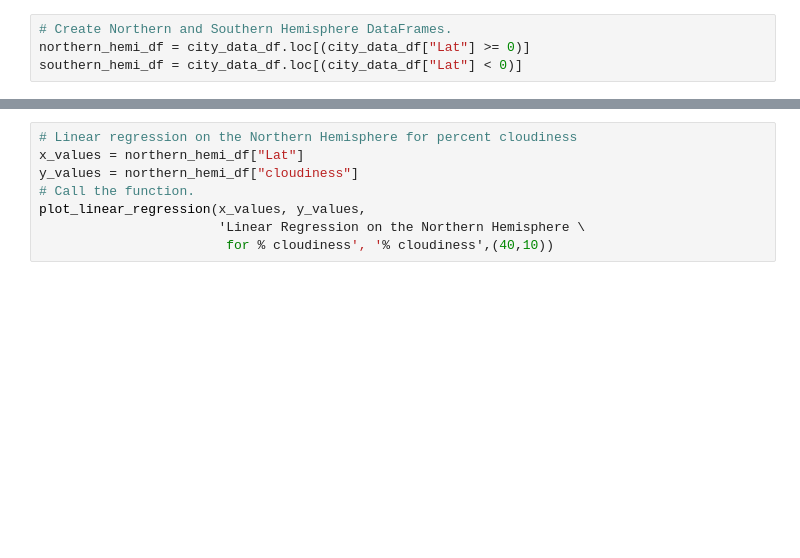
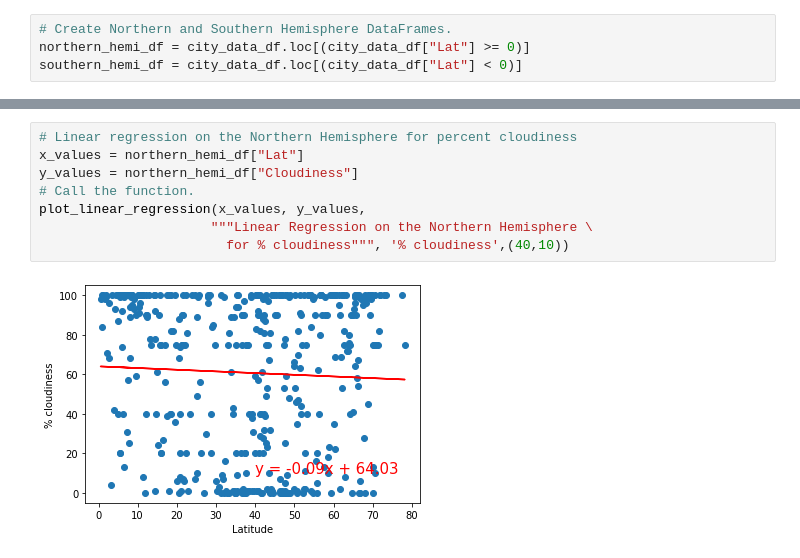
Before and after one commit to jacquie0583/World_Weather_Analysis, a Jupyter notebook: WeatherPy.ipynb, the cells around one changed output, grey strips where cells are left out. Drawn from its saved outputs; the diff is of its cells as text; blank space fills up the shorter version.

```diff
--- a/WeatherPy.ipynb
+++ b/WeatherPy.ipynb
@@ -295,11 +327,13 @@ plot_linear_regression(x_values, y_values,
 # %%
 # Linear regression on the Northern Hemisphere for percent cloudiness
 x_values = northern_hemi_df["Lat"]
-y_values = northern_hemi_df["cloudiness"]
+y_values = northern_hemi_df["Cloudiness"]
 # Call the function.
 plot_linear_regression(x_values, y_values,
-                       'Linear Regression on the Northern Hemisphere \
-                        for % cloudiness', '% cloudiness',(40,10))
+                      """Linear Regression on the Northern Hemisphere \
+                        for % cloudiness""", '% cloudiness',(40,10))
+# %% [output]
+[figure, added]
 # %%
 # Linear regression on the Southern Hemisphere
 x_values = southern_hemi_df["Lat"]
```
Also changed, not shown: parts of 20 cells of this notebook, 7 other files.
